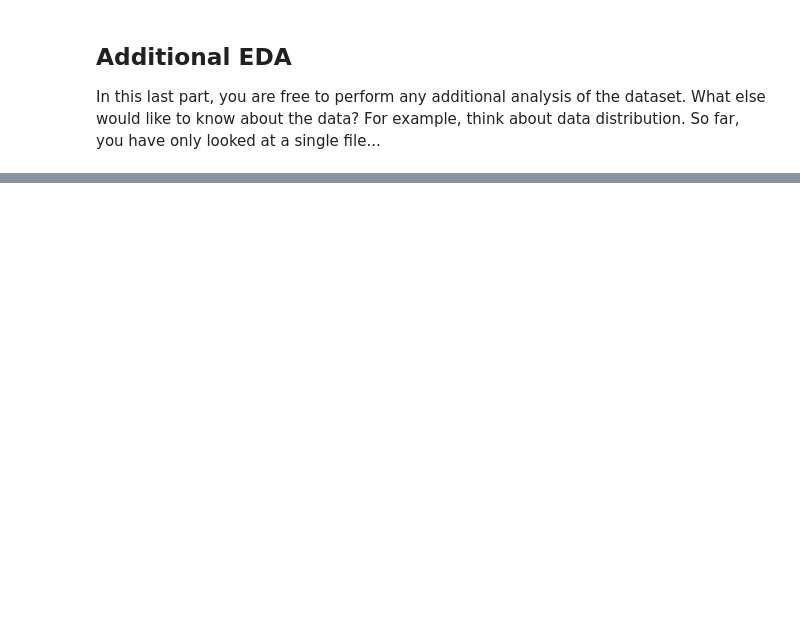
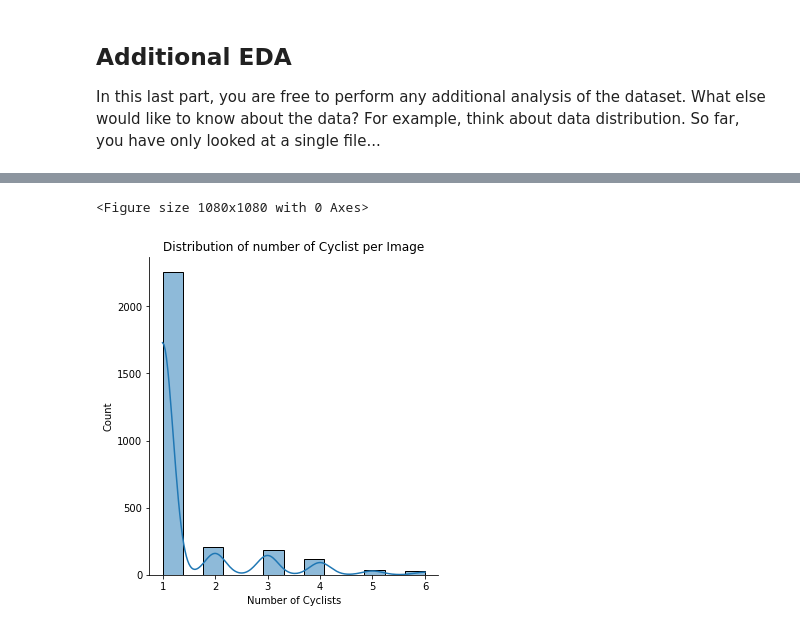
Before and after one commit to Rakso75/nd013-c1-vision-starter, a Jupyter notebook: Exploratory Data Analysis.ipynb, the cells around one changed output, grey strips where cells are left out. Drawn from its saved outputs; the diff is of its cells as text; code cells hidden in the pictures; blank space fills up the shorter version.

```diff
--- a/Exploratory Data Analysis.ipynb
+++ b/Exploratory Data Analysis.ipynb
@@ -195,0 +151,8 @@ Frequency bar for each class vs Number of images:
+# %%
+plt.figure(figsize=(15, 15))
+ax_cy= sns.displot(label_dist_map["cyclist"], kde=True)
+ax_cy.set(xlabel='Number of Cyclists', title='Distribution of number of Cyclist per Image')
+plt.show()
+# %% [output]
+<Figure size 1080x1080 with 0 Axes>
+[figure, added]
```
Also changed, not shown: parts of 17 cells of this notebook.
